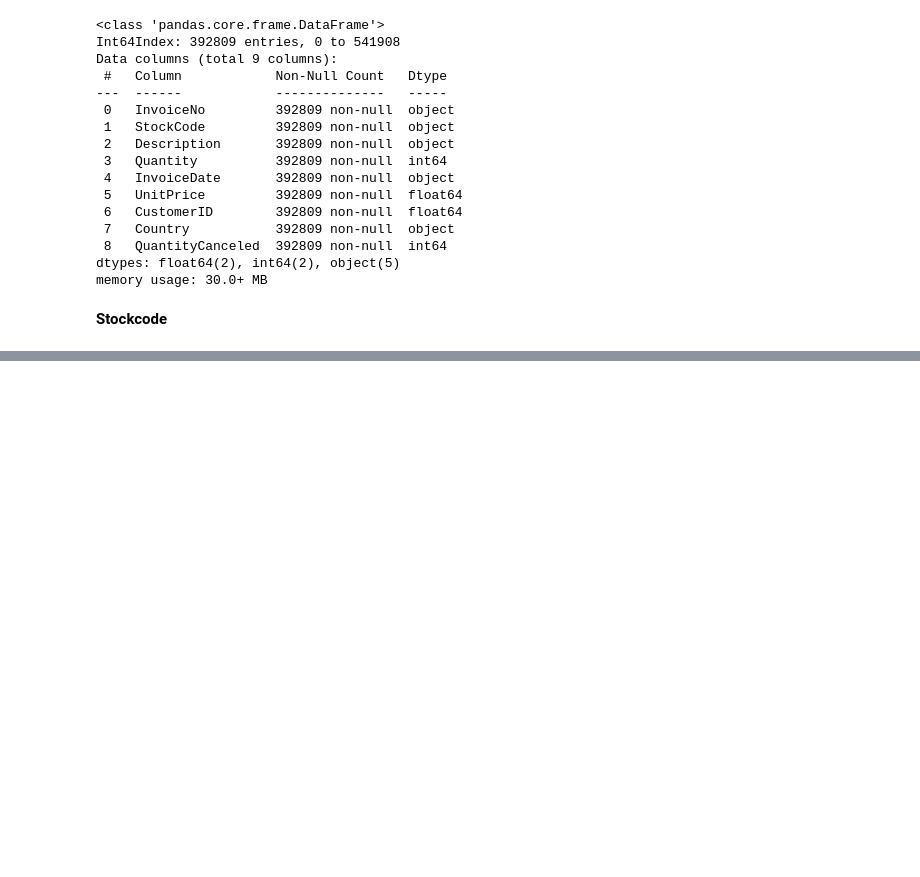
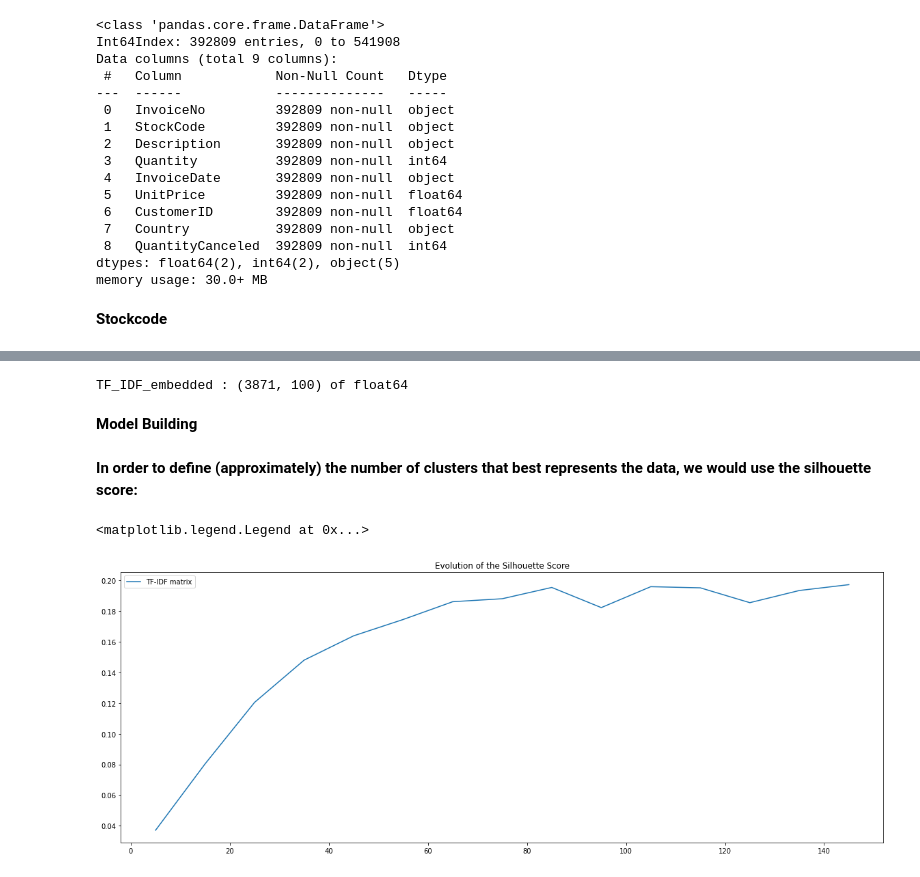
Before and after one commit to jithesh9539/Customer_Segmentation_Final, a Jupyter notebook: Customer_Segmentation.ipynb, the cells around one changed output, grey strips where cells are left out. Drawn from its saved outputs; the diff is of its cells as text; code cells hidden in the pictures; blank space fills up the shorter version.

```diff
--- a/Customer_Segmentation.ipynb
+++ b/Customer_Segmentation.ipynb
@@ -409,0 +621,2 @@ memory usage: 30.0+ MB
+# %%
+df_cleaned = pd.merge(df_cleaned,segmented_rfm, on='CustomerID')
@@ -409,0 +638,16 @@ memory usage: 30.0+ MB
+# %%
+import nltk
+nltk.download('stopwords')
+X = df_cleaned["Description"].unique()
+
+stemmer = nltk.stem.porter.PorterStemmer()
+stopword = nltk.corpus.stopwords.words('english')
+
+def stem_and_filter(doc):
+    tokens = [stemmer.stem(w) for w in analyzer(doc)]
+    return [token for token in tokens if token.isalpha()]
+
+analyzer = TfidfVectorizer().build_analyzer()
+CV = TfidfVectorizer(lowercase=True, stop_words="english", analyzer=stem_and_filter, min_df=0.00, max_df=0.3)  # we remove words if it appears in more than 30 % of the corpus (not found stopwords like Box, Christmas and so on)
+TF_IDF_matrix = CV.fit_transform(X)
+print("TF_IDF_matrix :", TF_IDF_matrix.shape, "of", TF_IDF_matrix.dtype)
@@ -409,0 +658,36 @@ memory usage: 30.0+ MB
+# %%
+svd = TruncatedSVD(n_components = 100)
+normalizer = Normalizer(copy=False)
+
+TF_IDF_embedded = svd.fit_transform(TF_IDF_matrix)
+TF_IDF_embedded = normalizer.fit_transform(TF_IDF_embedded)
+print("TF_IDF_embedded :", TF_IDF_embedded.shape, "of", TF_IDF_embedded.dtype)
+# %% [output]
+TF_IDF_embedded : (3871, 100) of float64
+# %% [markdown]
+**Model Building**
+# %% [markdown]
+**In order to define (approximately) the number of clusters that best represents the data, we would use the silhouette score:**
+# %%
+score_tfidf = []
+
+x = list(range(5, 155, 10))
+
+for n_clusters in x:
+    kmeans = KMeans(init='k-means++', n_clusters = n_clusters, n_init=10)
+    kmeans.fit(TF_IDF_embedded)
+    clusters = kmeans.predict(TF_IDF_embedded)
+    silhouette_avg = silhouette_score(TF_IDF_embedded, clusters)
+
+    rep = np.histogram(clusters, bins = n_clusters-1)[0]
+    score_tfidf.append(silhouette_avg)
+# %%
+plt.figure(figsize=(20,16))
+
+plt.subplot(2, 1, 1)
+plt.plot(x, score_tfidf, label="TF-IDF matrix")
+plt.title("Evolution of the Silhouette Score")
+plt.legend()
+# %% [output]
+<matplotlib.legend.Legend at 0x...>
+[figure, added]
```
Also changed, not shown: parts of 56 cells of this notebook.
